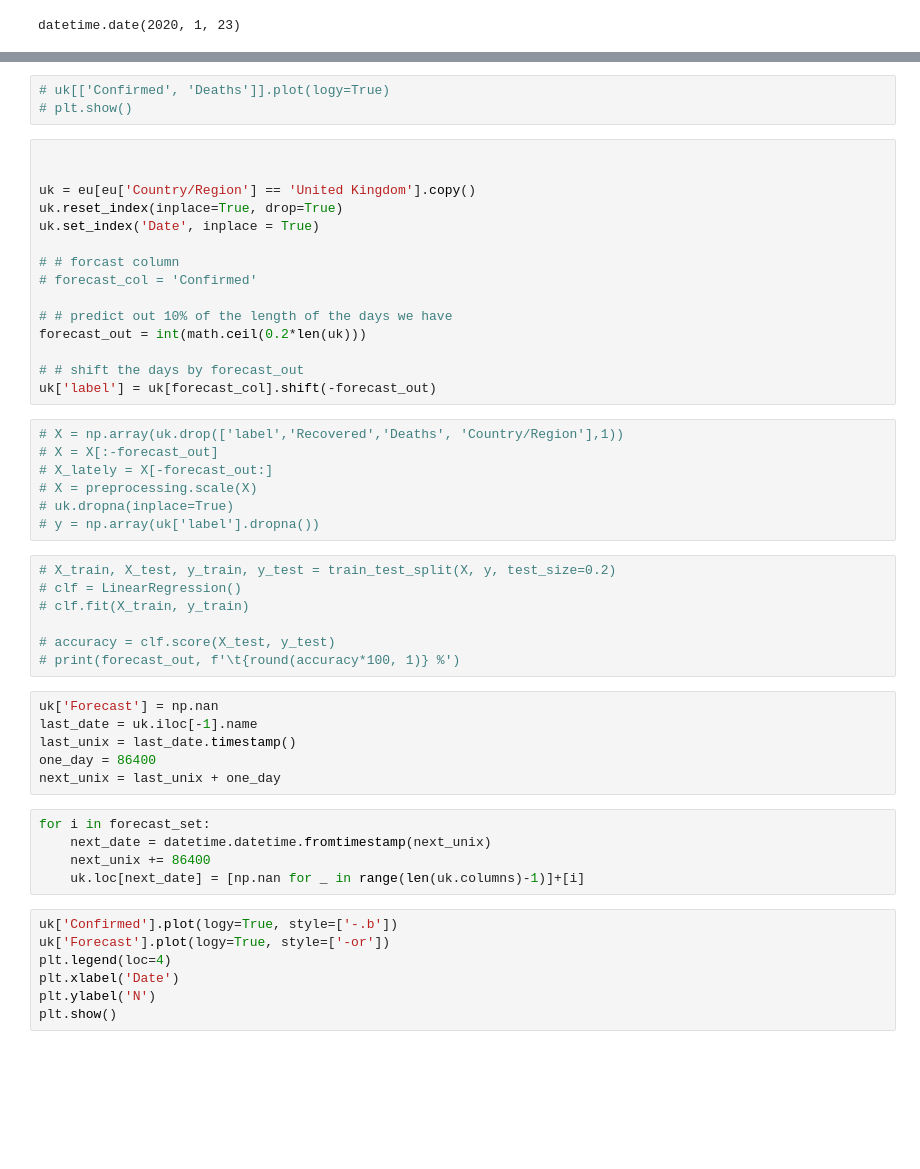
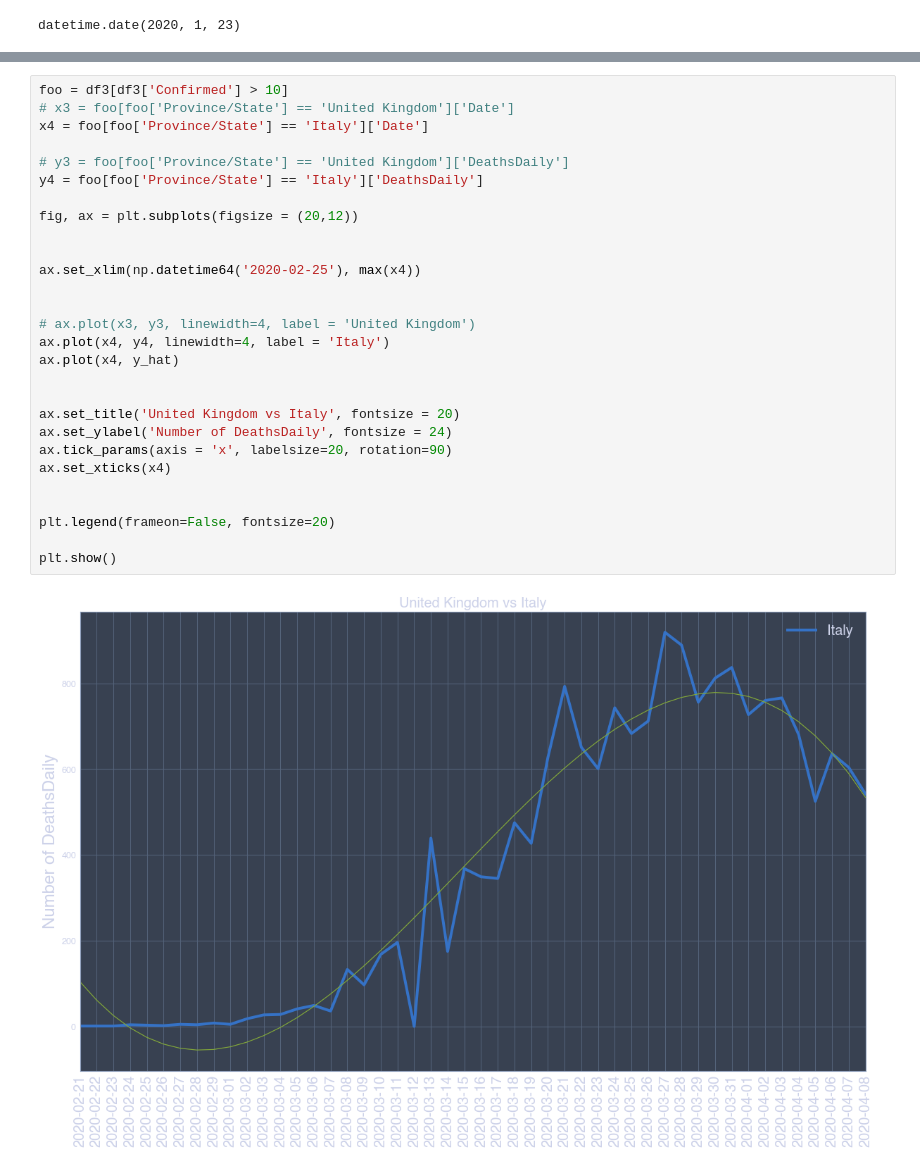
Before and after one commit to alex-rpd/nCoV2019, a Jupyter notebook: nCoV analysis.ipynb, the cells around one changed output, grey strips where cells are left out. Saved outputs shown, nothing was run; the diff lists cells and outputs as text; blank space fills up the shorter version.

```diff
--- a/nCoV analysis.ipynb
+++ b/nCoV analysis.ipynb
@@ -1239,50 +1249,30 @@ plt.show()
-# %%
-# uk[['Confirmed', 'Deaths']].plot(logy=True)
-# plt.show()
-# %%
-
-
-uk = eu[eu['Country/Region'] == 'United Kingdom'].copy()
-uk.reset_index(inplace=True, drop=True)
-uk.set_index('Date', inplace = True)
-
-# # forcast column
-# forecast_col = 'Confirmed'
-
-# # predict out 10% of the length of the days we have
-forecast_out = int(math.ceil(0.2*len(uk)))
-
-# # shift the days by forecast_out
-uk['label'] = uk[forecast_col].shift(-forecast_out)
-# %%
-# X = np.array(uk.drop(['label','Recovered','Deaths', 'Country/Region'],1))
-# X = X[:-forecast_out]
-# X_lately = X[-forecast_out:]
-# X = preprocessing.scale(X)
-# uk.dropna(inplace=True)
-# y = np.array(uk['label'].dropna())
-# %%
-# X_train, X_test, y_train, y_test = train_test_split(X, y, test_size=0.2)
-# clf = LinearRegression()
-# clf.fit(X_train, y_train)
-
-# accuracy = clf.score(X_test, y_test)
-# print(forecast_out, f'\t{round(accuracy*100, 1)} %')
-# %%
-uk['Forecast'] = np.nan
-last_date = uk.iloc[-1].name
-last_unix = last_date.timestamp()
-one_day = 86400
-next_unix = last_unix + one_day
-# %%
-for i in forecast_set:
-    next_date = datetime.datetime.fromtimestamp(next_unix)
-    next_unix += 86400
-    uk.loc[next_date] = [np.nan for _ in range(len(uk.columns)-1)]+[i]
-# %%
-uk['Confirmed'].plot(logy=True, style=['-.b'])
-uk['Forecast'].plot(logy=True, style=['-or'])
-plt.legend(loc=4)
-plt.xlabel('Date')
-plt.ylabel('N')
-plt.show()
+# %%
+foo = df3[df3['Confirmed'] > 10]
+# x3 = foo[foo['Province/State'] == 'United Kingdom']['Date']
+x4 = foo[foo['Province/State'] == 'Italy']['Date']
+
+# y3 = foo[foo['Province/State'] == 'United Kingdom']['DeathsDaily']
+y4 = foo[foo['Province/State'] == 'Italy']['DeathsDaily']
+
+fig, ax = plt.subplots(figsize = (20,12))
+
+
+ax.set_xlim(np.datetime64('2020-02-25'), max(x4))
+
+
+# ax.plot(x3, y3, linewidth=4, label = 'United Kingdom')
+ax.plot(x4, y4, linewidth=4, label = 'Italy')
+ax.plot(x4, y_hat)
+
+
+ax.set_title('United Kingdom vs Italy', fontsize = 20)
+ax.set_ylabel('Number of DeathsDaily', fontsize = 24)
+ax.tick_params(axis = 'x', labelsize=20, rotation=90)
+ax.set_xticks(x4)
+
+
+plt.legend(frameon=False, fontsize=20)
+
+plt.show()
+# %% [output]
+[figure, added]
```
Also changed, not shown: parts of 33 cells of this notebook, 18 other files.
